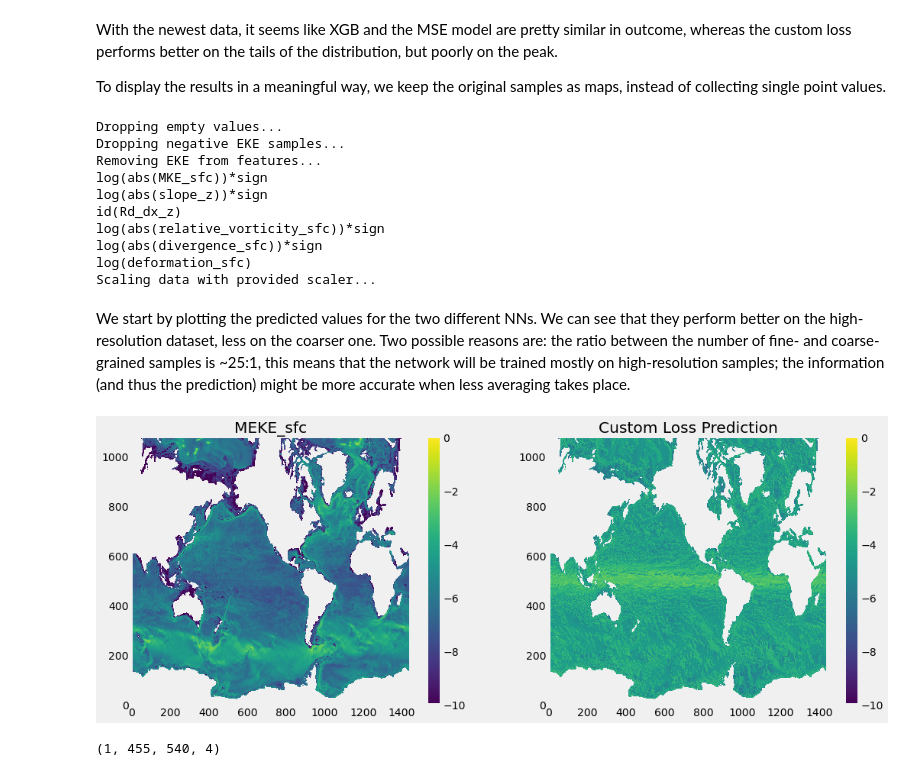
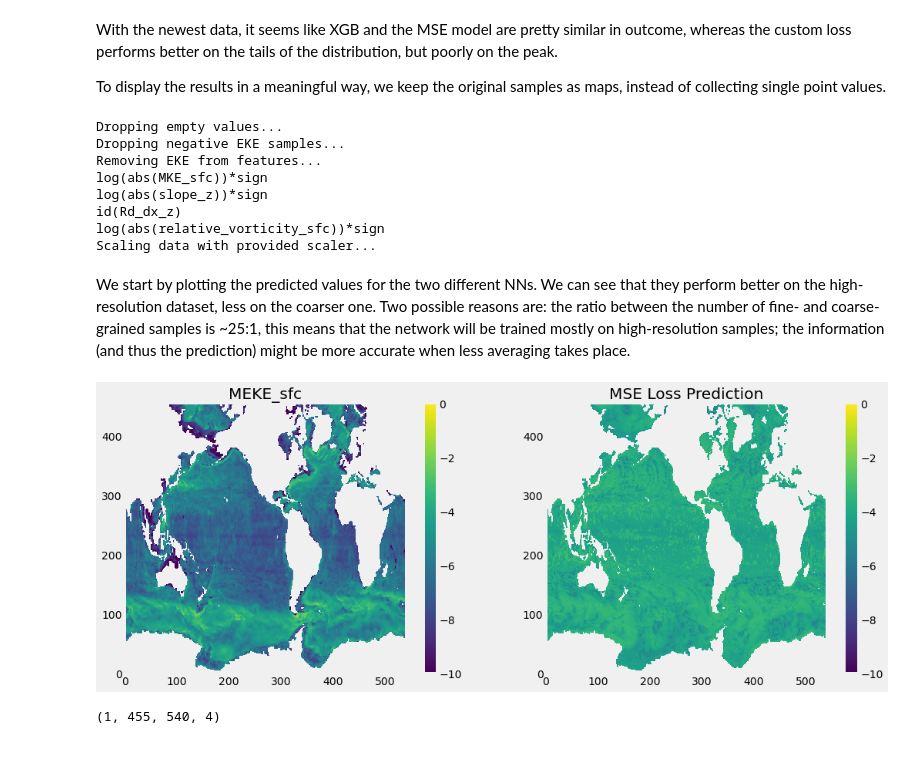
Before and after one commit to CrayLabs/NCAR_ML_EKE, a Jupyter notebook: notebooks/train_new_data.ipynb, the cells around one changed output. Cells and saved outputs as stored; diff of their text form; code cells hidden in the pictures.

Commit message:
Adds talk versions of models for 4 feats. And goodies.

```diff
--- a/notebooks/train_new_data.ipynb
+++ b/notebooks/train_new_data.ipynb
@@ -289,6 +294,6 @@ print(samples.shape)
 # %%
 X_train, X_test, y_train, y_test, scaler = prep_data(samples, skip_vars=['Rd_dx_z'])
-X_train_prep, X_test_prep, y_train_prep, y_test_prep, scaler_prep = prep_data(samples_prep, skip_vars=['Rd_dx_z'])
+#X_train_prep, X_test_prep, y_train_prep, y_test_prep, scaler_prep = prep_data(samples_prep, skip_vars=['Rd_dx_z'])
 # %% [output]
 Dropping empty values...
 Dropping negative EKE samples...
@@ -478,8 +473,8 @@ import torch
 #from nn_models import EKEResnet
 from torchsummary import summary
 
-model_mse = torch.load('./ml_eke/nn/pytorch/trained_models/ResNetSmall_6_mse_prep_cf23.pkl', map_location=torch.device('cpu'))
-model_cus = torch.load('./ml_eke/nn/pytorch/trained_models/ResNetSmall_6_custom_prep_cf23.pkl', map_location=torch.device('cpu'))
+model_mse = torch.load('./ml_eke/nn/pytorch/trained_models/ResNetSmall_4_mse_prep_cf6.pkl', map_location=torch.device('cpu'))
+#model_cus = torch.load('./ml_eke/nn/pytorch/trained_models/ResNetSmall_6_custom_prep_cf23.pkl', map_location=torch.device('cpu'))
 #print(model_mse)
 summary(model_mse, (6,))
 
@@ -487,7 +482,7 @@ summary(model_mse, (6,))
 #model_cus = keras.models.load_model('ml_eke/nn/trained_models/GEN-INT_l2_0.002_8_2020-12-17_512_custom.h5', compile=False)
 #model_mse.summary()
 
-scaler = load(open('ml_eke/nn/data/scaler_prep_cf23.pkl', 'rb'))
+scaler = load(open('ml_eke/nn/data/scaler_prep4_cf6.pkl', 'rb'))
 #rf = XGBRegressor()
 #rf.load_model('./ml_eke/nn/data/xgbreg_cf10')
 # %% [output]
@@ -514,12 +509,12 @@ We load the datasets we did not use to train our NNs and look at how the predict
 #datapath1 = '/lus/scratch/spartee/MOM6_1-10/'
 #datapath2 = '/lus/scratch/spartee/MOM6_1-10_data_with_ssh/'
 
-datapath1 = '/lus/scratch/ashao/data/2_3/'
+datapath_1 = '/lus/scratch/ashao/data/2_3/'
 datapath2 = '/lus/scratch/arigazzi/2_3_SSH/'
 
 datapath_1_4 = '/lus/scratch/arigazzi/1_4/'
 
-model_data = ml_eke.pop_data(datapath_1_4, datapath_1_4, skip_vars = ['x','y','depth','depth_stdev'], extra_pref=None, first_suffix='_1915_001.nc')
+model_data = ml_eke.pop_data(datapath_1, datapath_1, skip_vars = ['x','y','depth','depth_stdev'], extra_pref=None, first_suffix='_08_001.nc')
 #model_data_rough = ml_eke.pop_data(datapath1, datapath1, skip_vars = ['x','y','depth','depth_stdev'], extra_pref='rough', first_suffix='_16_001.nc')
 
 
@@ -764,7 +757,7 @@ def prep_maps(sample, target, mask, scaler, model, abs_val=None, clean_after_reg
 #del sample_10, target_10, mask_10, disp_sample_10, disp_target_10, disp_pred_10_mse
 
 sample, target, mask = get_samples_2D(120, 121, columns, model_data, predictands=['MEKE_z'])
-disp_sample, disp_target, disp_pred_mse = prep_maps(sample, target, mask, scaler=scaler, model=model_cus, abs_val=[True, True, True, True, True, False], clean_after_reg=True, skip_vars=['Rd_dx_z'])
+disp_sample, disp_target, disp_pred_mse = prep_maps(sample, target, mask, scaler=scaler, model=model_mse, abs_val=[True, True, True, True, True, False], clean_after_reg=True, skip_vars=['Rd_dx_z'])
 
 # sample_rough, target_rough, mask_rough = get_samples_2D(110, 111, columns, model_data_rough, predictands=['MEKE_sfc'])
 # disp_sample_rough, disp_target_rough, disp_pred_rough_mse = prep_maps(sample_rough, target_rough, mask_rough, scaler, model_mse)
@@ -776,8 +769,6 @@ log(abs(MKE_sfc))*sign
 log(abs(slope_z))*sign
 id(Rd_dx_z)
 log(abs(relative_vorticity_sfc))*sign
-log(abs(divergence_sfc))*sign
-log(deformation_sfc)
 Scaling data with provided scaler...
 # %% [markdown]
 We start by plotting the predicted values for the two different NNs. We can see that they perform better on the high-resolution dataset, less on the coarser one. Two possible reasons are: the ratio between the number of fine- and coarse-grained samples is ~25:1, this means that the network will be trained mostly on high-resolution samples; the information (and thus the prediction) might be more accurate when less averaging takes place.
@@ -803,36 +794,36 @@ plt.colorbar()
 plt.title('MEKE_sfc')
 plt.subplot(1,2,2)
 plt.pcolormesh(disp_pred_mse, vmin=vmin, vmax=vmax)
-plt.title('Custom Loss Prediction')
+plt.title('MSE Loss Prediction')
 plt.colorbar()
 
 # plt.subplot(1,3,3)
 # plt.pcolormesh(disp_pred_rough_mse, vmin=vmin, vmax=vmax)
 # plt.title('MSE Prediction Rough')
 # plt.colorbar()
 #plt.pcolormesh(disp_pred_10_cus, vmin=vmin, vmax=vmax)
 #plt.title('Custom loss Prediction')
 
 # vmin = min(np.min(disp_target_2[mask_2_s]),
 #            np.min(disp_pred_2_mse[mask_2_s]),
 #            np.min(disp_pred_2_cus[mask_2_s]))
 # vmax = max(np.max(disp_target_2[mask_2_s]),
 #            np.max(disp_pred_2_mse[mask_2_s]),
 #            np.max(disp_pred_2_cus[mask_2_s]))
 # plt.subplot(2,3,4)
 # plt.pcolormesh(disp_target_2, vmin=vmin, vmax=vmax)
 # plt.title('Target 2x2')
 # plt.subplot(2,3,5)
 # plt.pcolormesh(disp_pred_2_mse, vmin=vmin, vmax=vmax)
 # plt.title('MSE Prediction')
 # plt.subplot(2,3,6)
 # plt.pcolormesh(disp_pred_2_cus, vmin=vmin, vmax=vmax)
 # plt.title('Custom loss Prediction')
 # plt.draw()
 
 plt.savefig('predicted_ML.png')
 # %% [output]
-[figure, old version]
+[figure, new version]
 # %%
 samples_23, targets_23, mask_23 = get_samples_2D(0, 1, columns, model_data, predictands=['MEKE_z'], preprocess=False, skip_preprocess_var=['Rd_dx_z'])
 print(samples_23.shape)
```
Also changed, not shown: parts of 8 cells of this notebook, 8 other files.
